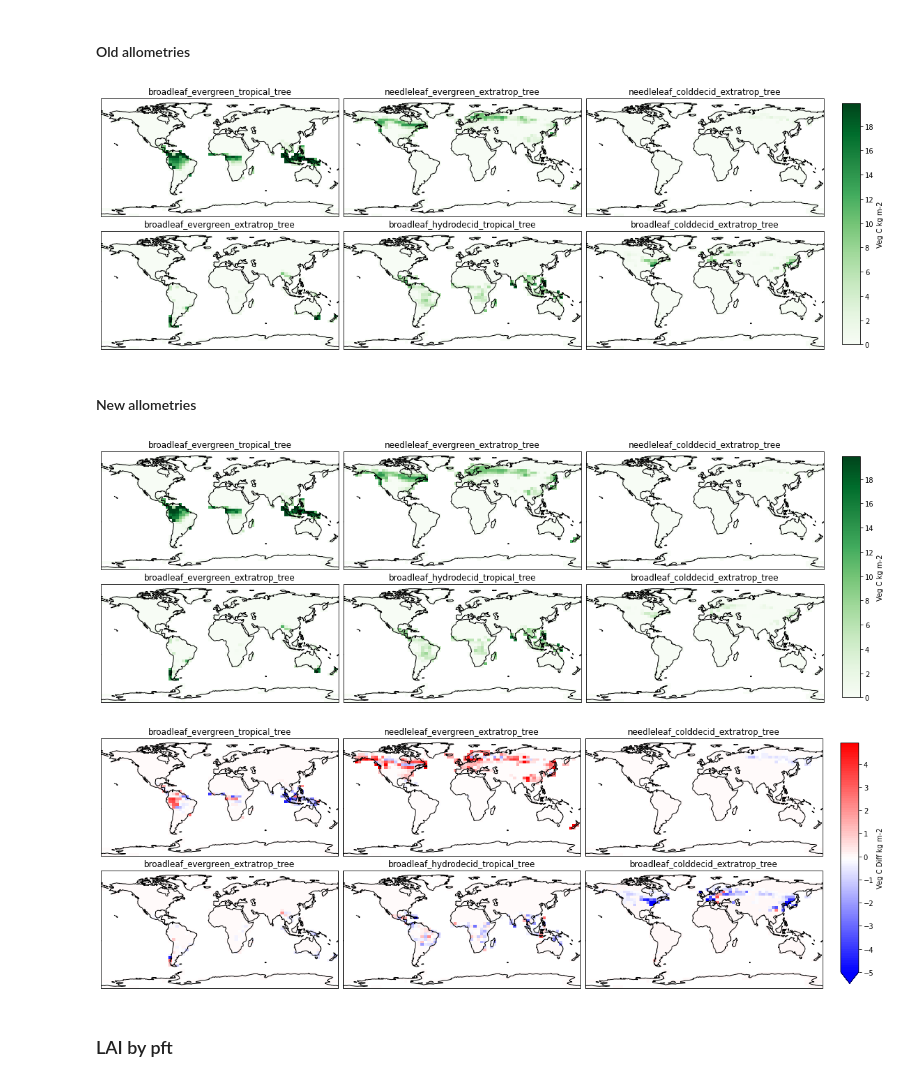
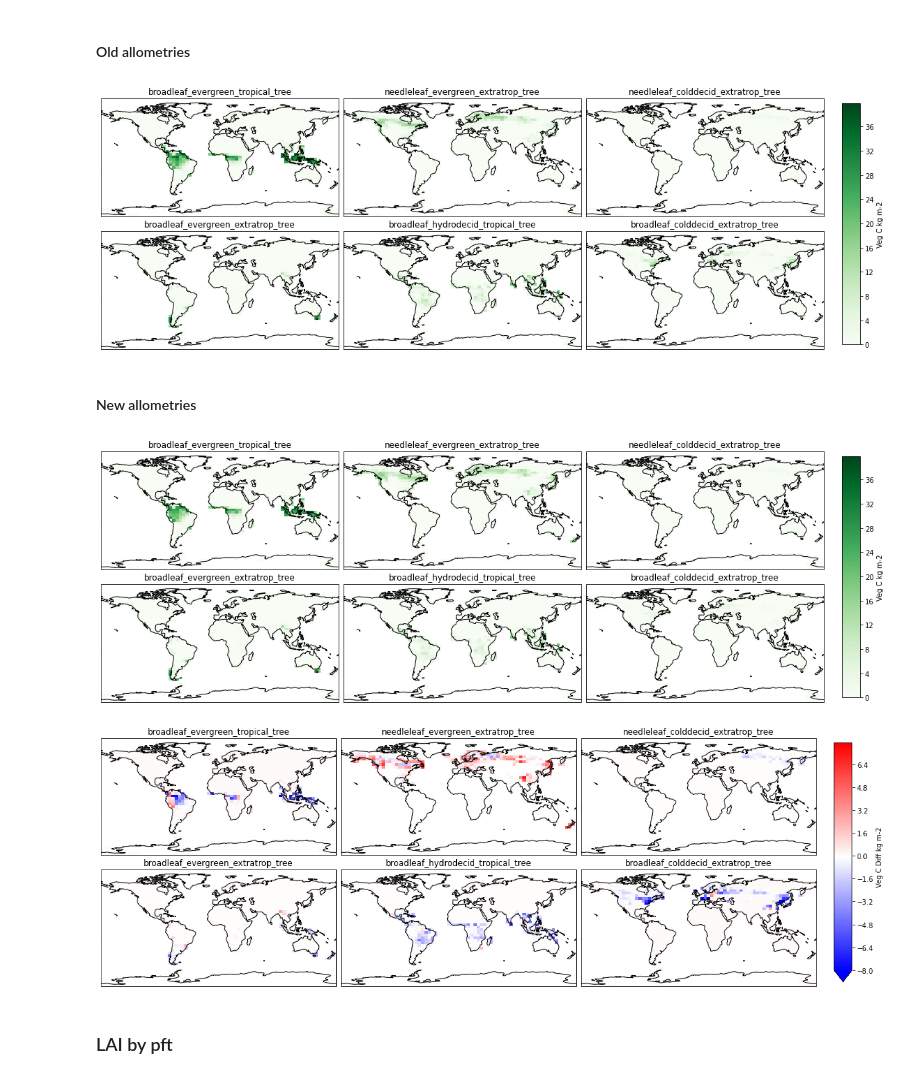
Before and after one commit to JessicaNeedham/FATES-plotting-scripts, a Jupyter notebook: Allometry_test.ipynb, the cells around one changed output. Drawn from its saved outputs; the diff is of its cells as text; code cells hidden in the pictures.

```diff
--- a/Allometry_test.ipynb
+++ b/Allometry_test.ipynb
@@ -37,11 +37,11 @@ pftnames = ['broadleaf_evergreen_tropical_tree','needleleaf_evergreen_extratrop_
 ###  Load the two fates  runs
 # %%
 #fates_allom = '/pscratch/sd/j/jneedham/elm_runs/fbnc_cal/fbnc_f45_allom_v2.Eb8be65d66e-Ffc130cb8.2023-09-30/run/fbnc_f45_allom_v2.Eb8be65d66e-Ffc130cb8.2023-09-30.2050s.nc'
-fates_allom = '/pscratch/sd/j/jneedham/elm_runs/fbnc_cal/fbnc_f45_allom_v3.Eb8be65d66e-Ffc130cb8.2023-10-03/run/fbnc_f45_allom_v3.Eb8be65d66e-Ffc130cb8.2023-10-03.1990s.nc'
+fates_allom = '/pscratch/sd/j/jneedham/elm_runs/fbnc_cal/fbnc_f45_allom_v3.Eb8be65d66e-Ffc130cb8.2023-10-03/run/fbnc_f45_allom_v3.Eb8be65d66e-Ffc130cb8.2023-10-03.2110s.nc'
 fates_allom = xr.open_dataset(fates_allom,  decode_times=False)
 
 #fates = '/pscratch/sd/j/jneedham/elm_runs/fbnc_cal/fbnc_f45_allom_control.Eb8be65d66e-Ffc130cb8.2023-09-30/run/fbnc_f45_allom_control.Eb8be65d66e-Ffc130cb8.2023-09-30.2050s.nc'
-fates = '/pscratch/sd/j/jneedham/elm_runs/fbnc_cal/fbnc_f45_allom_v3_defaults.Eb8be65d66e-Ffc130cb8.2023-10-03/run/fbnc_f45_allom_v3_defaults.Eb8be65d66e-Ffc130cb8.2023-10-03.1990s.nc'
+fates = '/pscratch/sd/j/jneedham/elm_runs/fbnc_cal/fbnc_f45_allom_v3_defaults.Eb8be65d66e-Ffc130cb8.2023-10-03/run/fbnc_f45_allom_v3_defaults.Eb8be65d66e-Ffc130cb8.2023-10-03.2110s.nc'
 fates = xr.open_dataset(fates,  decode_times=False)
 
 time = fates.variables['time'] / 365.
@@ -55,13 +50,13 @@ print(test.shape)
 # %% [markdown]
 ### Veg C by pft
 # %%
-vegc_pft_allom = fates_allom.FATES_VEGC_PF.mean(dim='time')
-vegc_pft = fates.FATES_VEGC_PF.mean(dim='time')
+vegc_pft_allom = fates_allom.FATES_VEGC_PF.mean(dim='time') * fates_allom.FATES_FRACTION.mean(dim='time')
+vegc_pft = fates.FATES_VEGC_PF.mean(dim='time') * fates.FATES_FRACTION.mean(dim='time')
 # %% [markdown]
 #### Old allometries
 # %%
 # Define the contour levels to use in plt.contourf
-clevs=np.arange(0,20,0.1)
+clevs=np.arange(0,40,0.1)
 fig, axs = plt.subplots(nrows=2,ncols=3,
                         subplot_kw={'projection': ccrs.PlateCarree()},
                         figsize=(18,8))
@@ -78,12 +73,12 @@ cbar_ax = fig.add_axes([0.92, 0.275, 0.02, 0.6])
 cbar=fig.colorbar(cs, cax=cbar_ax,orientation='vertical')
 cbar.set_label('Veg C kg m-2')
 # %% [output]
-[figure, old version]
+[figure, new version]
 # %% [markdown]
 #### New allometries
 # %%
 # Define the contour levels to use in plt.contourf
-clevs=np.arange(0,20,0.1)
+clevs=np.arange(0,40,0.1)
 fig, axs = plt.subplots(nrows=2,ncols=3,
                         subplot_kw={'projection': ccrs.PlateCarree()},
                         figsize=(18,8))
@@ -100,29 +95,29 @@ cbar_ax = fig.add_axes([0.92, 0.275, 0.02, 0.6])
 cbar=fig.colorbar(cs, cax=cbar_ax,orientation='vertical')
 cbar.set_label('Veg C kg m-2')
 # %% [output]
-[figure, old version]
+[figure, new version]
 # %%
 diff_vegc = vegc_pft_allom - vegc_pft
 # %%
 # Define the contour levels to use in plt.contourf
-clevs=np.arange(-5.0,5.0,0.1)
+clevs=np.arange(-8.0,8.0,0.1)
 fig, axs = plt.subplots(nrows=2,ncols=3,
                         subplot_kw={'projection': ccrs.PlateCarree()},
                         figsize=(18,8))
 axs=axs.flatten()
 for i in range(0,6):
         cs= diff_vegc.isel(fates_levpft=i).plot(levels=clevs,cmap='bwr',
         ax=axs[i],add_colorbar=False)
         axs[i].set_title(pftnames[i])
         axs[i].coastlines()
 
 fig.subplots_adjust(bottom=0.25, top=0.9, left=0.1, right=0.9,
                     wspace=0.02, hspace=0.03)
 cbar_ax = fig.add_axes([0.92, 0.275, 0.02, 0.6])
 cbar=fig.colorbar(cs, cax=cbar_ax,orientation='vertical')
 cbar.set_label('Veg C Diff kg m-2')
 # %% [output]
-[figure, old version]
+[figure, new version]
 # %% [markdown]
 ### LAI by pft
 # %%
```
Also changed, not shown: parts of 9 cells of this notebook, 1 other file.
